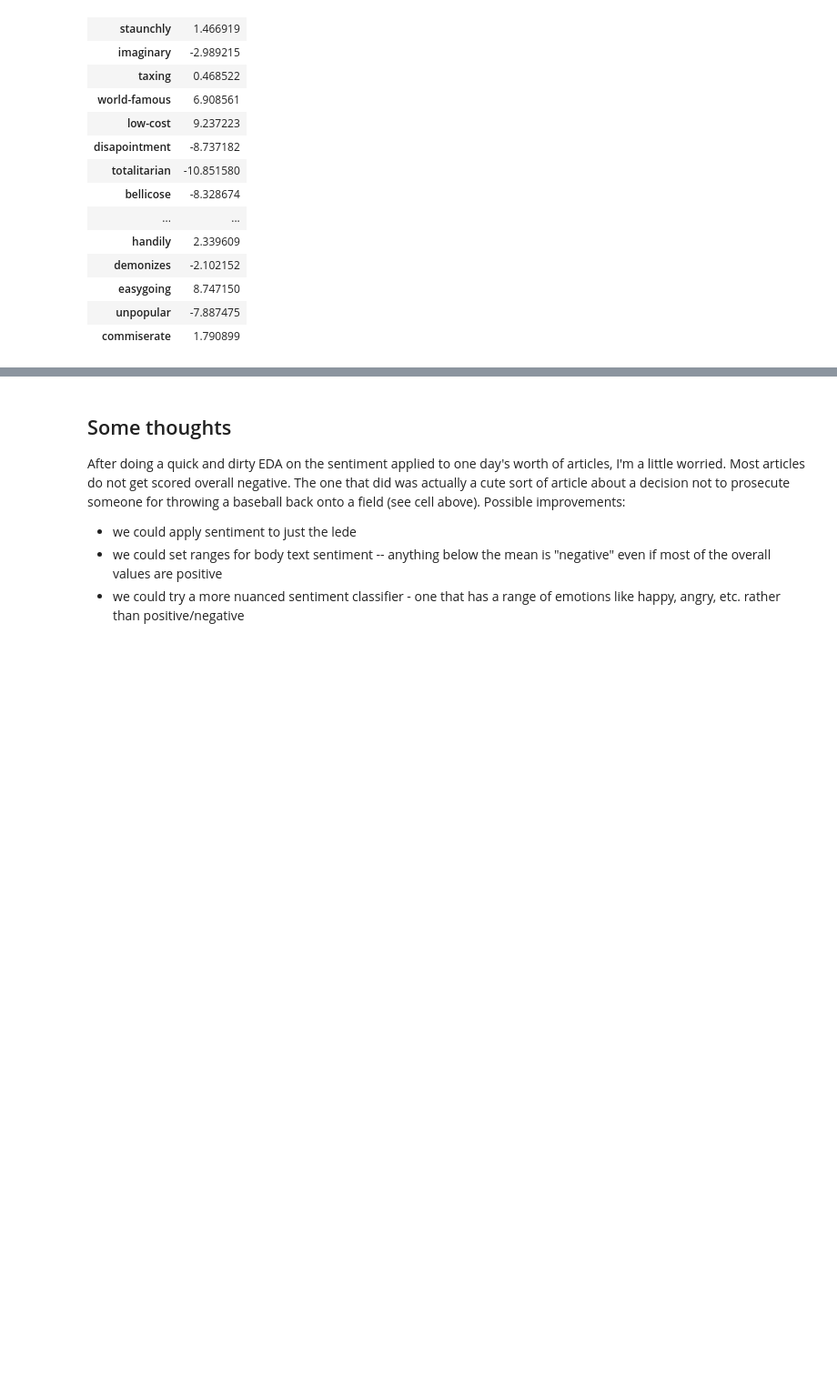
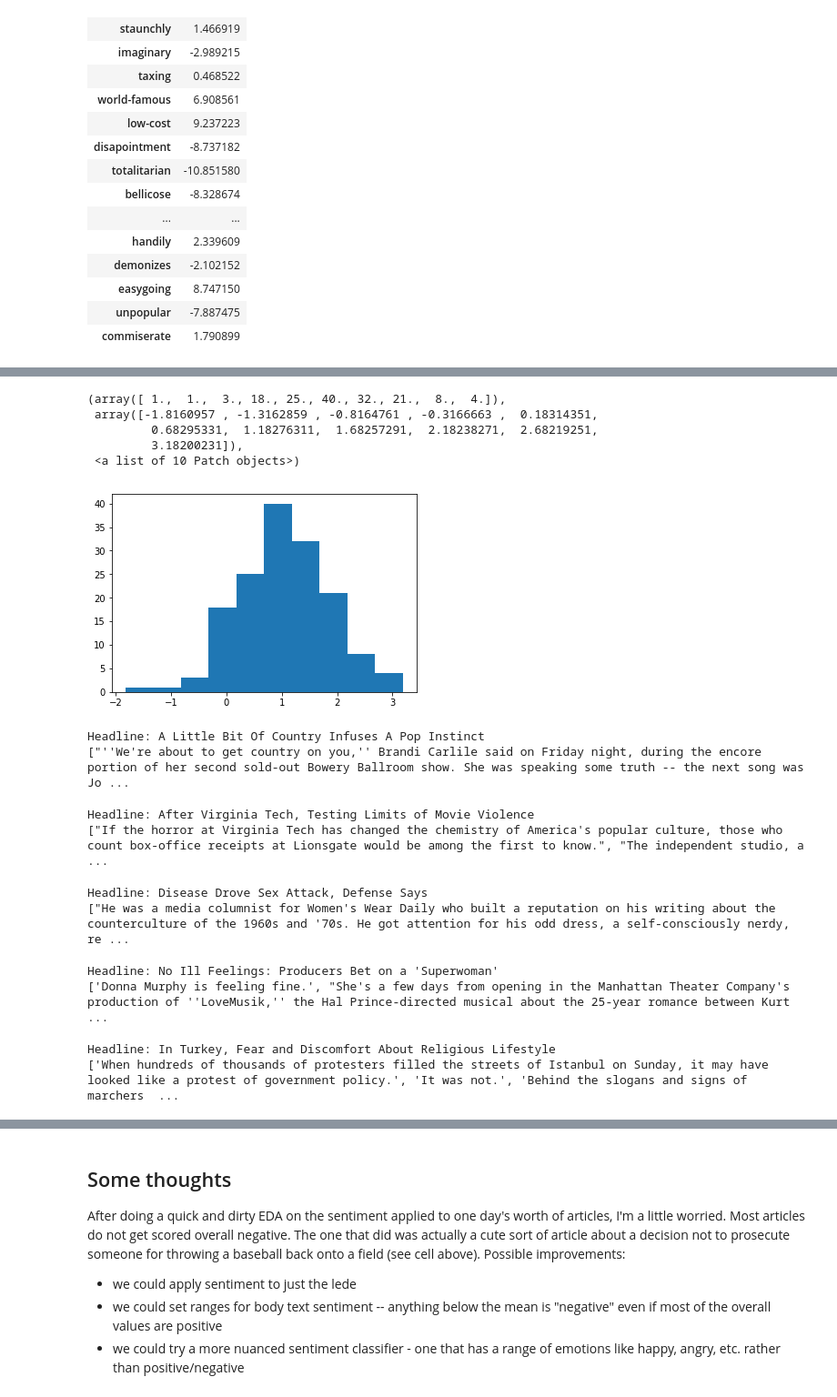
Before and after one commit to mpaluta/headline_generation, a Jupyter notebook: Sentiment.ipynb, the cells around one changed output, grey strips where cells are left out. Shown: that part at 91% size. Cells and saved outputs as stored; diff of their text form; code cells hidden in the pictures; blank space fills up the shorter version.

```diff
--- a/Sentiment.ipynb
+++ b/Sentiment.ipynb
@@ -324,0 +296,67 @@ plt.hist(scoreDF['Body_Sent'])
+# %%
+import matplotlib.pyplot as plt
+plt.hist(scoreDF['Lede_Sent'])
+# %% [output]
+(array([ 1.,  1.,  3., 18., 25., 40., 32., 21.,  8.,  4.]),
+ array([-1.8160957 , -1.3162859 , -0.8164761 , -0.3166663 ,  0.18314351,
+         0.68295331,  1.18276311,  1.68257291,  2.18238271,  2.68219251,
+         3.18200231]),
+ <a list of 10 Patch objects>)
+[figure, added]
+# %%
+# neg headline, positive lede
+# basically, the score for the headline is weird -- should be positive
+article_num = 1844014
+article = NYTArticle.from_file('../data/2007/04/30/'+str(article_num)+'.xml')
+print("Headline:",article.title)
+print(article.paragraphs)
+# %% [output]
+Headline: A Little Bit Of Country Infuses A Pop Instinct
+["''We're about to get country on you,'' Brandi Carlile said on Friday night, during the encore portion of her second sold-out Bowery Ballroom show. She was speaking some truth -- the next song was Jo ...
+# %%
+# neg headline, pos lede
+# I have no idea how the lede got a positive classification; it shouldn't
+article_num = 1844009
+article = NYTArticle.from_file('../data/2007/04/30/'+str(article_num)+'.xml')
+print("Headline:",article.title)
+print(article.paragraphs)
+# %% [output]
+Headline: After Virginia Tech, Testing Limits of Movie Violence
+["If the horror at Virginia Tech has changed the chemistry of America's popular culture, those who count box-office receipts at Lionsgate would be among the first to know.", "The independent studio, a ...
+# %%
+# neg headline, pos lede and body
+# actually, this one is interesting because the content is certainly negative -- it's about a rape.
+# but it is written kind of as a curious science story
+# this is a case where maybe the positive sentiment would more accurately describe the kind of "think" piece this is, tho
+# a more accurate headline in this case might jar readers a bit given the violence at its heart
+article_num = 1844101
+article = NYTArticle.from_file('../data/2007/04/30/'+str(article_num)+'.xml')
+print("Headline:",article.title)
+print(article.paragraphs)
+# %% [output]
+Headline: Disease Drove Sex Attack, Defense Says
+["He was a media columnist for Women's Wear Daily who built a reputation on his writing about the counterculture of the 1960s and '70s. He got attention for his odd dress, a self-consciously nerdy, re ...
+# %%
+# neg headline, pos lede
+# i would say that the headline is misclassified because it doesn't recognize negation "no ill" but... the story is actually
+# kind of negative
+article_num = 1844028
+article = NYTArticle.from_file('../data/2007/04/30/'+str(article_num)+'.xml')
+print("Headline:",article.title)
+print(article.paragraphs)
+# %% [output]
+Headline: No Ill Feelings: Producers Bet on a 'Superwoman'
+['Donna Murphy is feeling fine.', "She's a few days from opening in the Manhattan Theater Company's production of ''LoveMusik,'' the Hal Prince-directed musical about the 25-year romance between Kurt  ...
+# %%
+# both headline and lede neg; positive body
+# one observation --- international news seems to have a lot more negative headlines and more likely to also
+# be classified with a negative lede. 2007 was a rough year for international news and the style is more hard news,
+# stark, and less flowery and featurey generally. This is the type of story that might improve most w/ sentiment added.
+
+article_num = 1844037
+article = NYTArticle.from_file('../data/2007/04/30/'+str(article_num)+'.xml')
+print("Headline:",article.title)
+print(article.paragraphs)
+# %% [output]
+Headline: In Turkey, Fear and Discomfort About Religious Lifestyle
+['When hundreds of thousands of protesters filled the streets of Istanbul on Sunday, it may have looked like a protest of government policy.', 'It was not.', 'Behind the slogans and signs of marchers  ...
```
Also changed, not shown: parts of 22 cells of this notebook.
